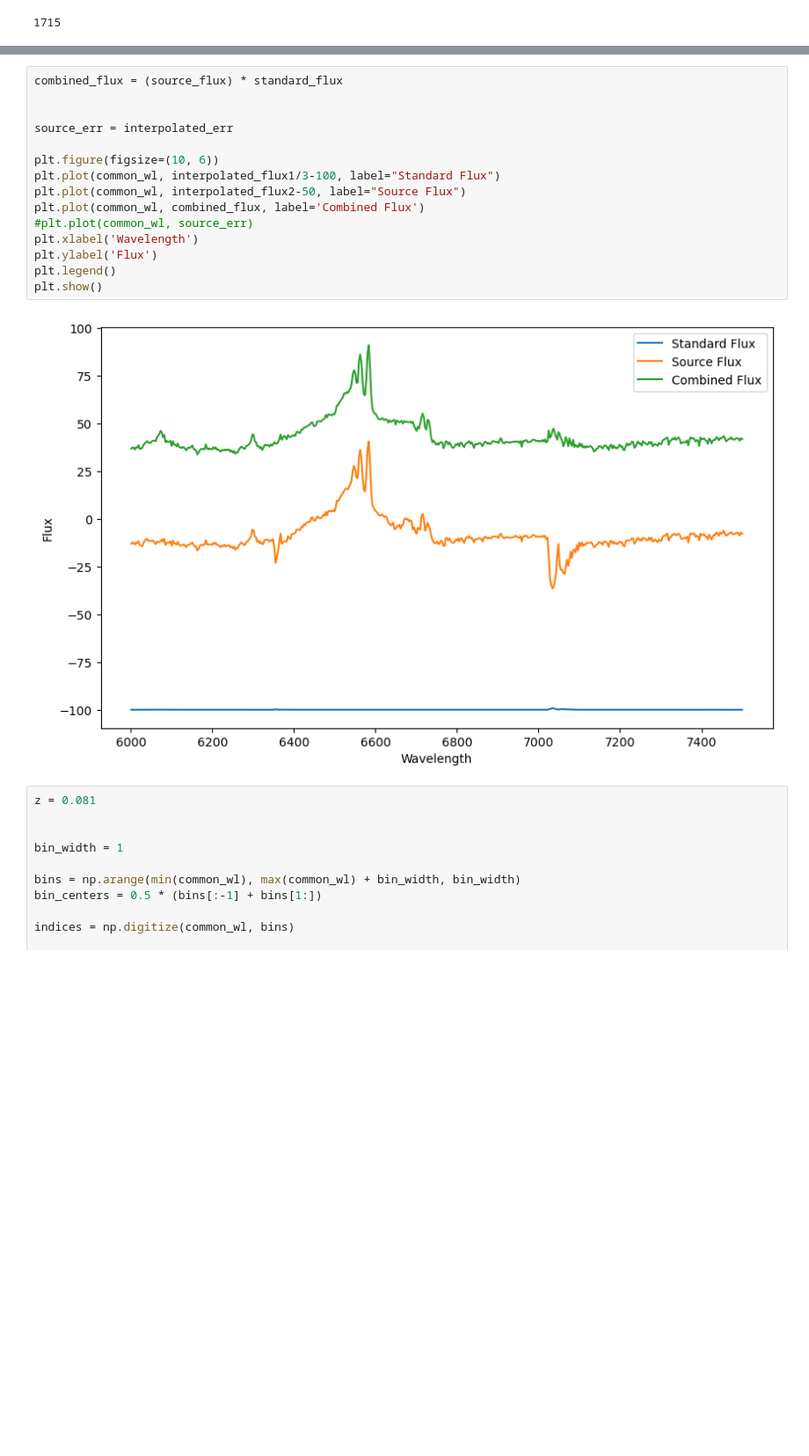
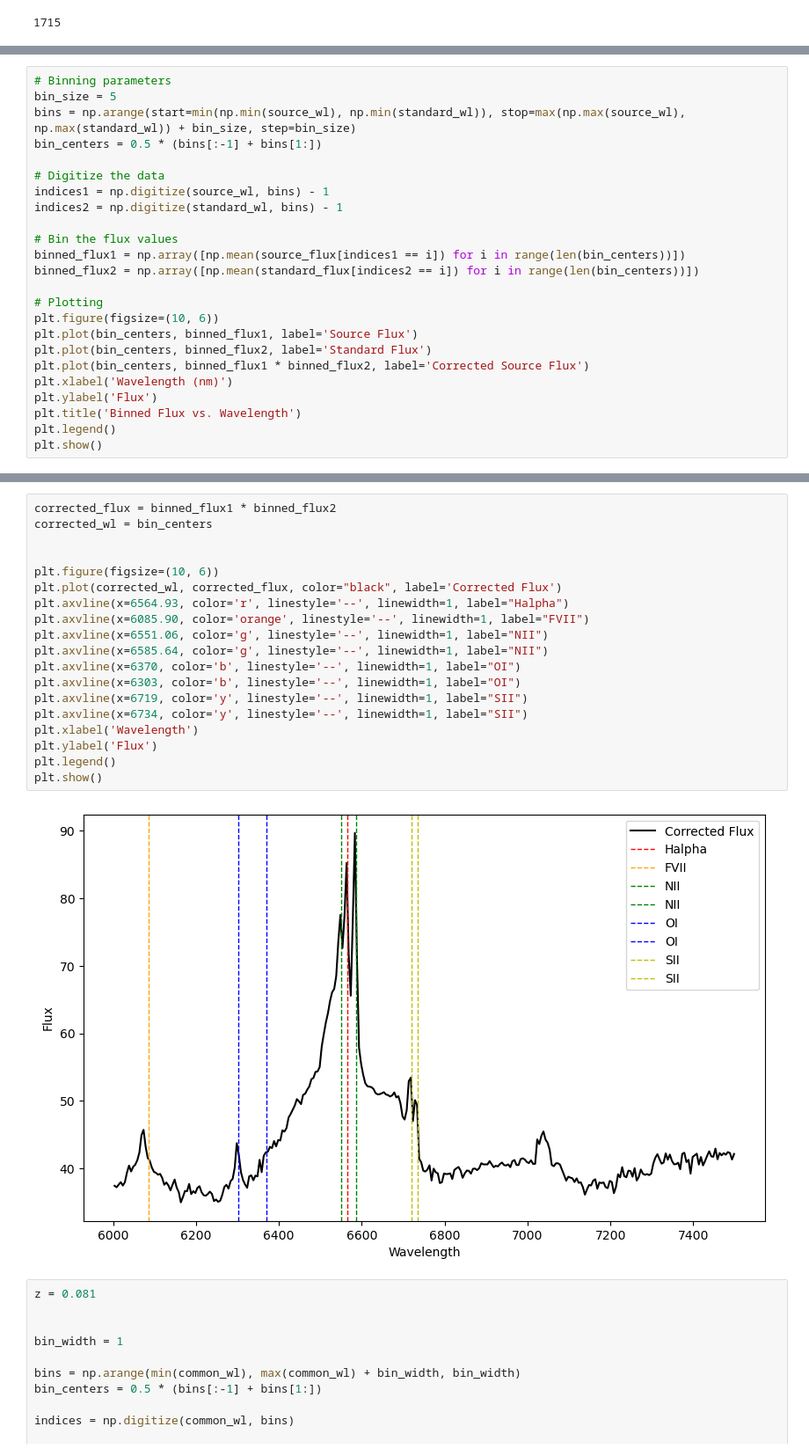
Before and after one commit to seratsaad/ticktock, a Jupyter notebook: Spectral Decomposition - Optical - Halpha.ipynb, the cells around one changed output, grey strips where cells are left out. Shown at 88% size. Drawn from its saved outputs; the diff is of its cells as text; blank space fills up the shorter version.

```diff
--- a/Spectral Decomposition - Optical - Halpha.ipynb
+++ b/Spectral Decomposition - Optical - Halpha.ipynb
@@ -242,0 +169,24 @@ plt.show()
+# %%
+# Binning parameters
+bin_size = 5
+bins = np.arange(start=min(np.min(source_wl), np.min(standard_wl)), stop=max(np.max(source_wl), np.max(standard_wl)) + bin_size, step=bin_size)
+bin_centers = 0.5 * (bins[:-1] + bins[1:])
+
+# Digitize the data
+indices1 = np.digitize(source_wl, bins) - 1
+indices2 = np.digitize(standard_wl, bins) - 1
+
+# Bin the flux values
+binned_flux1 = np.array([np.mean(source_flux[indices1 == i]) for i in range(len(bin_centers))])
+binned_flux2 = np.array([np.mean(standard_flux[indices2 == i]) for i in range(len(bin_centers))])
+
+# Plotting
+plt.figure(figsize=(10, 6))
+plt.plot(bin_centers, binned_flux1, label='Source Flux')
+plt.plot(bin_centers, binned_flux2, label='Standard Flux')
+plt.plot(bin_centers, binned_flux1 * binned_flux2, label='Corrected Source Flux')
+plt.xlabel('Wavelength (nm)')
+plt.ylabel('Flux')
+plt.title('Binned Flux vs. Wavelength')
+plt.legend()
+plt.show()
@@ -243,20 +195,24 @@ plt.show()
 # %%
-combined_flux = (source_flux) * standard_flux
+corrected_flux = binned_flux1 * binned_flux2
+corrected_wl = bin_centers
 
 
-source_err = interpolated_err
-
 plt.figure(figsize=(10, 6))
-plt.plot(common_wl, interpolated_flux1/3-100, label="Standard Flux")
-plt.plot(common_wl, interpolated_flux2-50, label="Source Flux")
-plt.plot(common_wl, combined_flux, label='Combined Flux')
-#plt.plot(common_wl, source_err)
+plt.plot(corrected_wl, corrected_flux, color="black", label='Corrected Flux')
+plt.axvline(x=6564.93, color='r', linestyle='--', linewidth=1, label="Halpha")
+plt.axvline(x=6085.90, color='orange', linestyle='--', linewidth=1, label="FVII")
+plt.axvline(x=6551.06, color='g', linestyle='--', linewidth=1, label="NII")
+plt.axvline(x=6585.64, color='g', linestyle='--', linewidth=1, label="NII")
+plt.axvline(x=6370, color='b', linestyle='--', linewidth=1, label="OI")
+plt.axvline(x=6303, color='b', linestyle='--', linewidth=1, label="OI")
+plt.axvline(x=6719, color='y', linestyle='--', linewidth=1, label="SII")
+plt.axvline(x=6734, color='y', linestyle='--', linewidth=1, label="SII")
 plt.xlabel('Wavelength')
 plt.ylabel('Flux')
 plt.legend()
 plt.show()
 # %% [output]
-[figure, old version]
+[figure, new version]
 # %%
 z = 0.081
 
```
Also changed, not shown: parts of 3 cells of this notebook.
